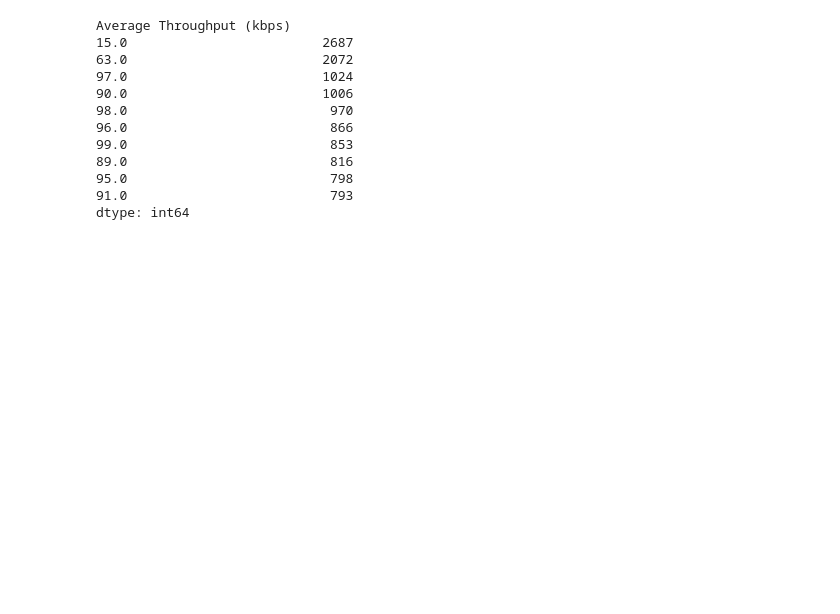
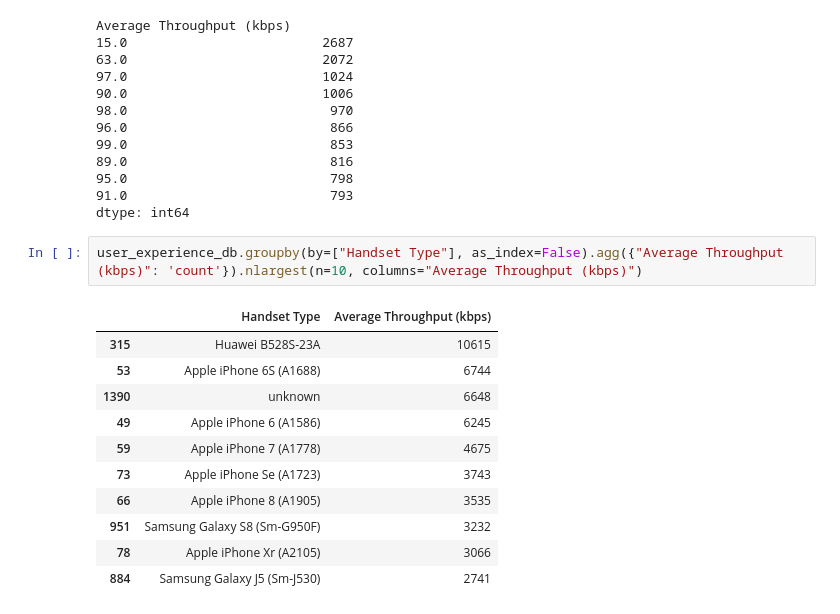
Before and after one commit to DiyeMark/User-Analytics-Telecommunication-Industry, a Jupyter notebook: notebooks/user-experience-analytics.ipynb, the cells around one changed output. Drawn from its saved outputs; the diff is of its cells as text; blank space fills up the shorter version.

```diff
--- a/notebooks/user-experience-analytics.ipynb
+++ b/notebooks/user-experience-analytics.ipynb
@@ -188,3 +190,17 @@ Average Throughput (kbps)
 95.0                          798
 91.0                          793
 dtype: int64
+# %%
+user_experience_db.groupby(by=["Handset Type"], as_index=False).agg({"Average Throughput (kbps)": 'count'}).nlargest(n=10, columns="Average Throughput (kbps)")
+# %% [output]
+|  | Handset Type | Average Throughput (kbps) |
+| 315 | Huawei B528S-23A | 10615 |
+| 53 | Apple iPhone 6S (A1688) | 6744 |
+| 1390 | unknown | 6648 |
+| 49 | Apple iPhone 6 (A1586) | 6245 |
+| 59 | Apple iPhone 7 (A1778) | 4675 |
+| 73 | Apple iPhone Se (A1723) | 3743 |
+| 66 | Apple iPhone 8 (A1905) | 3535 |
+| 951 | Samsung Galaxy S8 (Sm-G950F) | 3232 |
+| 78 | Apple iPhone Xr (A2105) | 3066 |
+| 884 | Samsung Galaxy J5 (Sm-J530) | 2741 |
```
Also changed, not shown: parts of 9 cells of this notebook, 5 other files.
